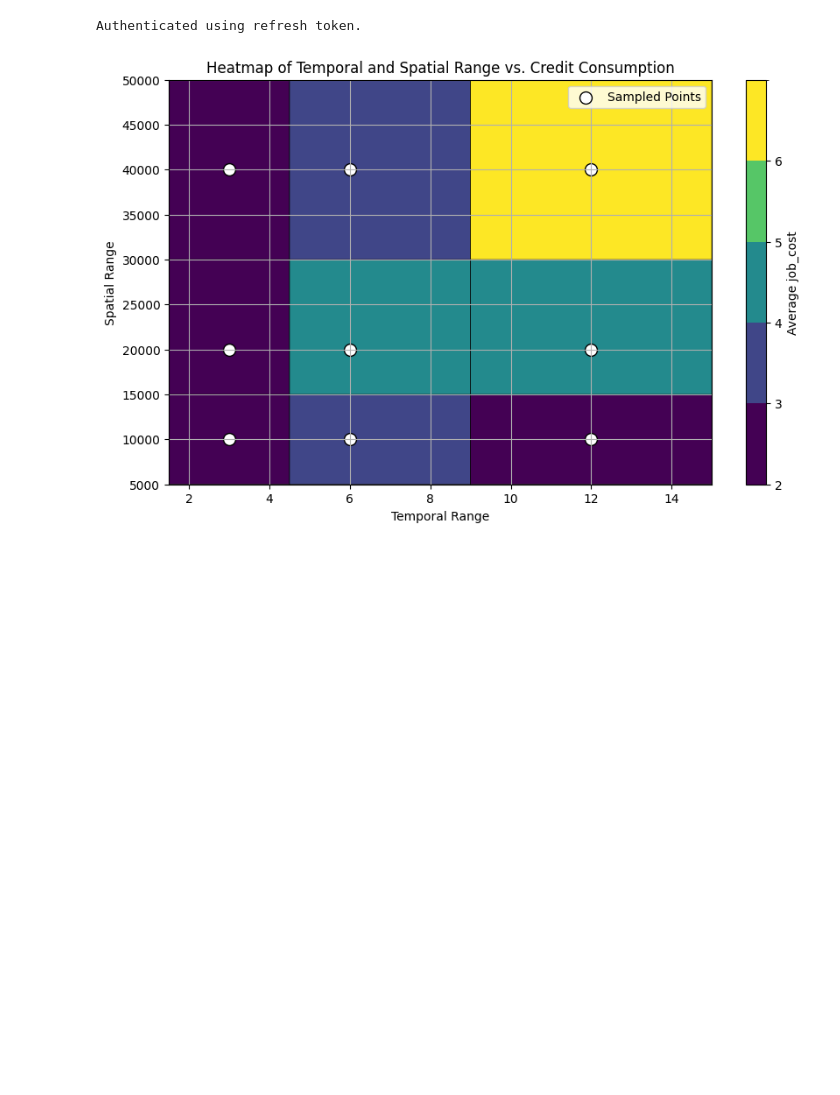
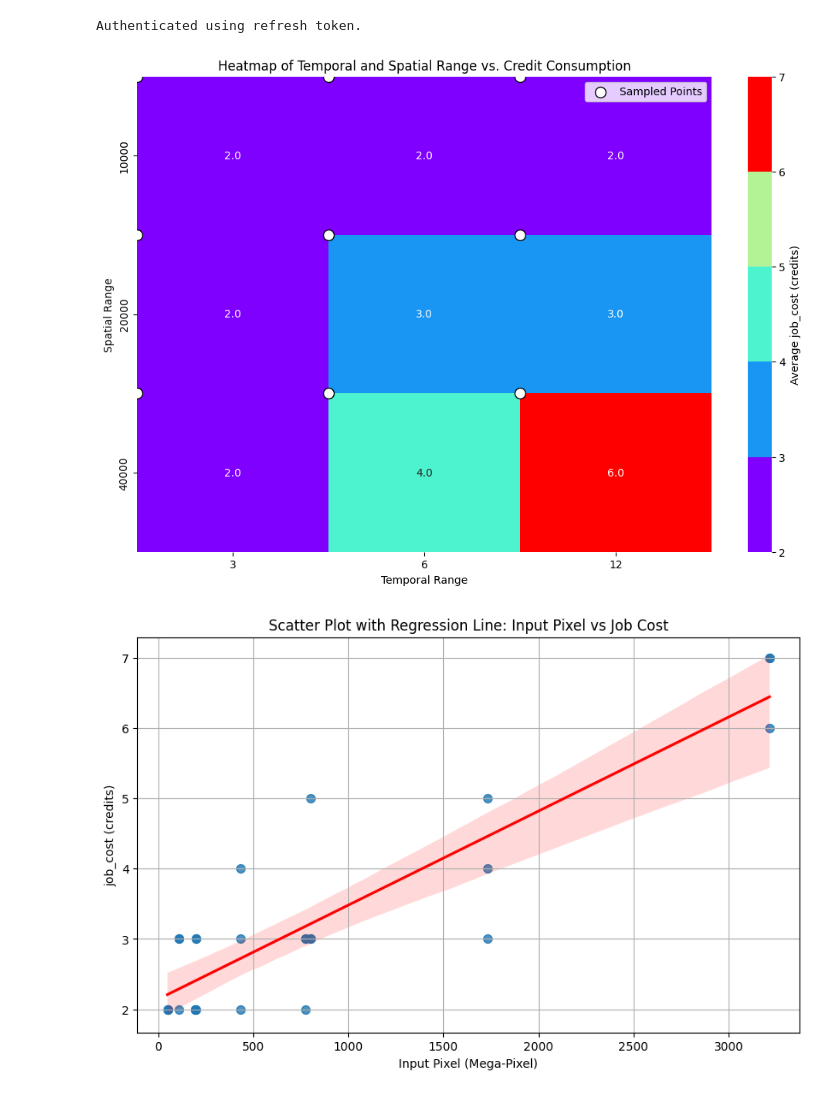
Before and after one commit to ESA-APEx/apex_algorithms, a Jupyter notebook: udp_cost_mapping/udp_profile_notebook.ipynb, the cells around one changed output. Saved outputs shown, nothing was run; the diff lists cells and outputs as text; code cells hidden in the pictures; blank space fills up the shorter version.

Commit message:
feature: rework profiler

```diff
--- a/udp_cost_mapping/udp_profile_notebook.ipynb
+++ b/udp_cost_mapping/udp_profile_notebook.ipynb
@@ -1,5 +1,5 @@
 # %%
-from UDP_profiler import UDPProfilerJobPreparer
+from UDP_profiler import JobPreparer, DataProcessor, Plotter
 import openeo
 from job_management import MultiBackendJobManager
 import pandas as pd
@@ -9,18 +9,17 @@ process_graph_path = 'NDWI.json'
 spatial_range = [10000, 20000, 40000] #km extend
 temporal_range = [3, 6, 12] #months
 repetition = 3
-output_file_prefix = "UDP_cost_profile"
+output_file_prefix = "UDP_Profile"
 
 # Initialize the JobPreparer
-job_preparer = UDPProfilerJobPreparer(process_graph_path)
+job_preparer = JobPreparer(process_graph_path)
 
 # Prepare the jobs DataFrame
 jobs_df = job_preparer.prepare_jobs_df(temporal_range, spatial_range, repetition=repetition)
 
 # Generate an output filename
 output_file = job_preparer.generate_output_filename(output_file_prefix, job_preparer.process_graph["id"])
-
-manager = MultiBackendJobManager(max_running_duration = 3 * 60 * 60)  # Test with a 1-minute limit
+manager = MultiBackendJobManager(max_running_duration= 3 * 60 * 60)
 
 # Authenticate and add the backend
 connection = openeo.connect(url="openeo.dataspace.copernicus.eu").authenticate_oidc()
@@ -71,58 +56,9 @@ df['job_cost'] = df.apply(lambda row: get_job_cost_info(connection, row['id']),
 df.to_csv(output_file, index=False)
 # %%
-import numpy as np
-import pandas as pd
-import matplotlib.pyplot as plt
-from matplotlib.colors import BoundaryNorm
-
-# Read the data
-df = pd.read_csv(output_file)
-output_modality = 'job_cost'
-df_filtered = df[df[output_modality].notna() & (df[output_modality] != '')]
-
-
-# Find all unique combinations of spatial and temporal range
-unique_combinations = df_filtered[['spatial_range', 'temporal_range']].drop_duplicates()
-
-# Calculate the average of the output modality for each unique combination
-average_modality = df_filtered.groupby(['spatial_range', 'temporal_range'])[output_modality].mean().reset_index()
-
-# Create a grid for spatial and temporal ranges
-spatial_range = sorted(average_modality['spatial_range'].unique())
-temporal_range = sorted(average_modality['temporal_range'].unique())
-
-# Create a 2D grid for job_cost values
-job_cost_grid = np.full((len(spatial_range), len(temporal_range)), np.nan)
-
-# Fill the grid with average job_cost values
-for _, row in average_modality.iterrows():
-    i = spatial_range.index(row['spatial_range'])
-    j = temporal_range.index(row['temporal_range'])
-    job_cost_grid[i, j] = row[output_modality]
-
-# Define the colormap and normalization
-cmap = plt.get_cmap('viridis', 20)  # 10 discrete colors
-norm = BoundaryNorm(boundaries=range(int(average_modality[output_modality].min()), int(average_modality[output_modality].max()) + 2), ncolors=cmap.N, clip=True)
-
-# Plotting the heatmap
-plt.figure(figsize=(10, 6))
-pc = plt.pcolor(temporal_range, spatial_range, job_cost_grid, cmap=cmap, norm=norm, edgecolors='k', linewidths=0.5)
-
-# Add colorbar
-cbar = plt.colorbar(pc, ticks=range(int(average_modality[output_modality].min()), int(average_modality[output_modality].max()) + 1))
-cbar.set_label(f'Average {output_modality}')
-cbar.set_ticks(range(int(average_modality[output_modality].min()), int(average_modality[output_modality].max()) + 1))
-
-# Overlay scatter points
-plt.scatter(average_modality['temporal_range'], average_modality['spatial_range'], c='white', edgecolor='black', s=100, label='Sampled Points')
-
-# Labeling the axes and title
-plt.xlabel('Temporal Range')
-plt.ylabel('Spatial Range')
-plt.title('Heatmap of Temporal and Spatial Range vs. Credit Consumption')
-plt.grid(True)
-plt.legend()
-
-plt.show()
+# Plotting
+plotter = Plotter()
+plotter.plot_heatmap(df, 'job_cost (credits)')
+plotter.plot_scatter_with_fit(df, 'job_cost (credits)')
 # %% [output]
-[figure, old version]
+[figure, new version]
+[figure, added]
```
Also changed, not shown: parts of 1 cell of this notebook, 6 other files.
